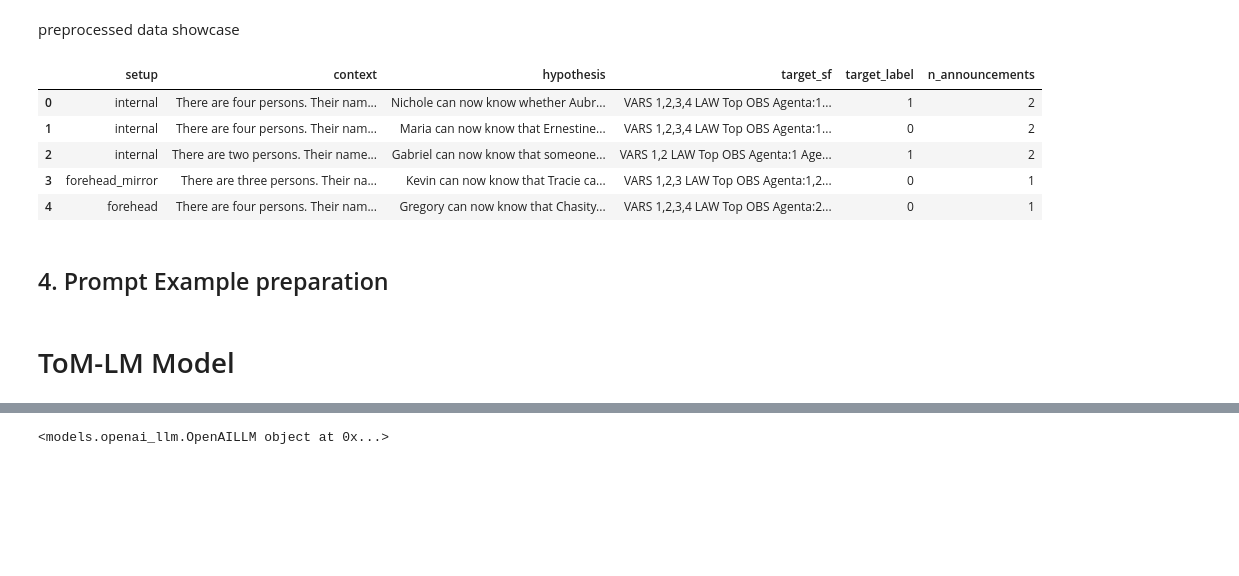
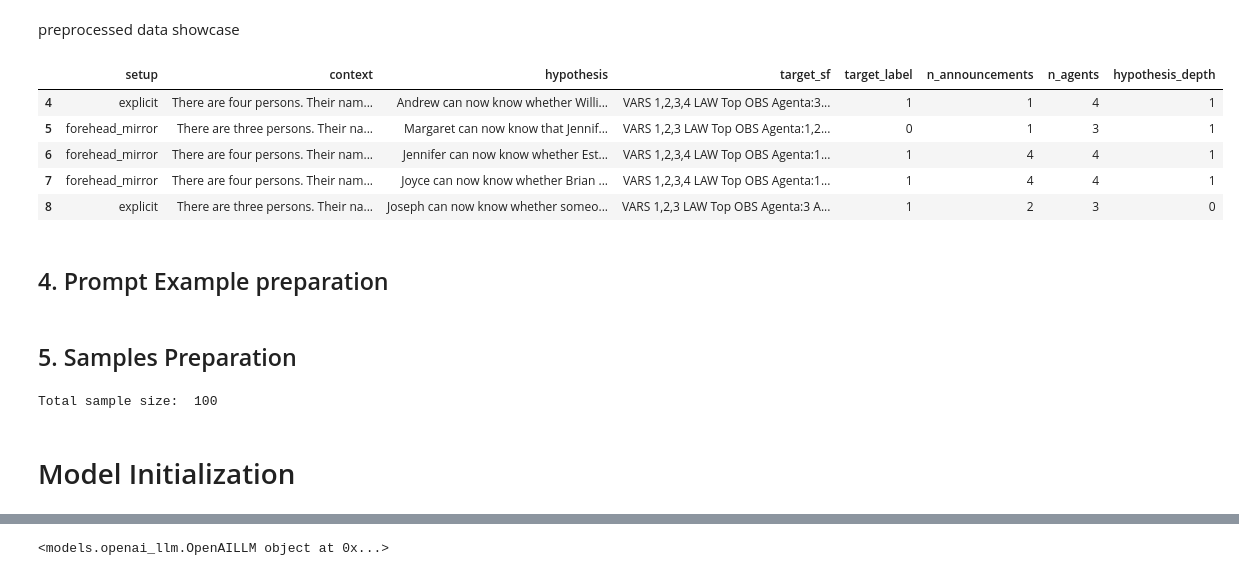
Before and after one commit to RutaTang/ToM-LM, a Jupyter notebook: main.ipynb, the cells around one changed output, grey strips where cells are left out. Drawn from its saved outputs; the diff is of its cells as text; code cells hidden in the pictures; blank space fills up the shorter version.

```diff
--- a/main.ipynb
+++ b/main.ipynb
@@ -98,51 +94,19 @@ Name: proportion, dtype: float64
 # %% [markdown]
 ## 3. Data Preprocessing
 # %%
-def preprocess(data: pd.DataFrame) -> pd.DataFrame:
-    """
-    Preprocess the data and only keep the necessary columns
-    :param data
-    :return:
-    """
-
-    data = copy.deepcopy(data)
-
-    # Preprocess context and question
-    data['formatted_names'] = data['names'].apply(lambda x: join_names(x))
-    data['formatted_names'] = data['formatted_names'].apply(lambda x: f"Their names are {x}.")
-    data['context'] = data[['premise', 'formatted_names']].apply(
-        lambda x: insert_sentence_after_period(x['premise'], x['formatted_names']), axis=1)
-
-    # Preprocess smcdel
-    data['target_sf'] = data['smcdel_problem']
-
-    # label
-    data['target_label'] = data['label'].apply(lambda x: 1 if x == 'entailment' else 0)
-
-    # setup
-    data['setup'] = data['setup'].astype('category')
-
-    # Drop unnecessary columns
-    keep_columns = ['setup', 'context', 'hypothesis', 'target_sf', 'target_label', 'n_announcements']
-    data = data[keep_columns]
-
-    return data
-
-
-train = preprocess(train)
-val = preprocess(val)
-test = preprocess(test)
+examples = preprocess(examples)
+all_data = preprocess(all_data)
 # %% [markdown]
 preprocessed data showcase
 # %%
-train.head(5)
+all_data.head(5)
 # %% [output]
-|  | setup | context | hypothesis | target_sf | target_label | n_announcements |
-| 0 | internal | There are four persons. Their nam... | Nichole can now know whether Aubr... | VARS 1,2,3,4 LAW Top OBS Agenta:1... | 1 | 2 |
-| 1 | internal | There are four persons. Their nam... | Maria can now know that Ernestine... | VARS 1,2,3,4 LAW Top OBS Agenta:1... | 0 | 2 |
-| 2 | internal | There are two persons. Their name... | Gabriel can now know that someone... | VARS 1,2 LAW Top OBS Agenta:1 Age... | 1 | 2 |
-| 3 | forehead_mirror | There are three persons. Their na... | Kevin can now know that Tracie ca... | VARS 1,2,3 LAW Top OBS Agenta:1,2... | 0 | 1 |
-| 4 | forehead | There are four persons. Their nam... | Gregory can now know that Chasity... | VARS 1,2,3,4 LAW Top OBS Agenta:2... | 0 | 1 |
+|  | setup | context | hypothesis | target_sf | target_label | n_announcements | n_agents | hypothesis_depth |
+| 4 | explicit | There are four persons. Their nam... | Andrew can now know whether Willi... | VARS 1,2,3,4 LAW Top OBS Agenta:3... | 1 | 1 | 4 | 1 |
+| 5 | forehead_mirror | There are three persons. Their na... | Margaret can now know that Jennif... | VARS 1,2,3 LAW Top OBS Agenta:1,2... | 0 | 1 | 3 | 1 |
+| 6 | forehead_mirror | There are four persons. Their nam... | Jennifer can now know whether Est... | VARS 1,2,3,4 LAW Top OBS Agenta:1... | 1 | 4 | 4 | 1 |
+| 7 | forehead_mirror | There are four persons. Their nam... | Joyce can now know whether Brian ... | VARS 1,2,3,4 LAW Top OBS Agenta:1... | 1 | 4 | 4 | 1 |
+| 8 | explicit | There are three persons. Their na... | Joseph can now know whether someo... | VARS 1,2,3 LAW Top OBS Agenta:3 A... | 1 | 2 | 3 | 0 |
 # %% [markdown]
 ## 4. Prompt Example preparation
 # %%
@@ -168,5 +132,25 @@ def choose_example(setup: str) -> pd.Series:
         return forehead_mirror_sample
     else:
         raise ValueError(f"Invalid setup: {setup}")
+# %% [markdown]
+## 5. Samples Preparation
+# %%
+test_samples = all_data[
+    (all_data['n_agents'] == 3) & (all_data['hypothesis_depth'] == 1) & (all_data['n_announcements'] == 2)]
+test_samples = test_samples.groupby([
+    'target_label',
+], observed=True).sample(sample_size, random_state=random_state,
+                         replace=False)
+
+print("Total sample size: ", len(test_samples))
+# tom_lm: Add columns for the predicted sf, predicated_label
+tom_lm_samples = test_samples.copy()
+tom_lm_samples['predicted_sf'] = ""
+tom_lm_samples['predicted_label'] = -1
+# direct: Add columns for the predicted_label
+direct_lm_samples = test_samples.copy()
+direct_lm_samples['predicted_label'] = -1
+# %% [output]
+Total sample size:  100
 # %% [markdown]
-# ToM-LM Model
+# Model Initialization
```
Also changed, not shown: parts of 53 cells of this notebook, 27 other files.
